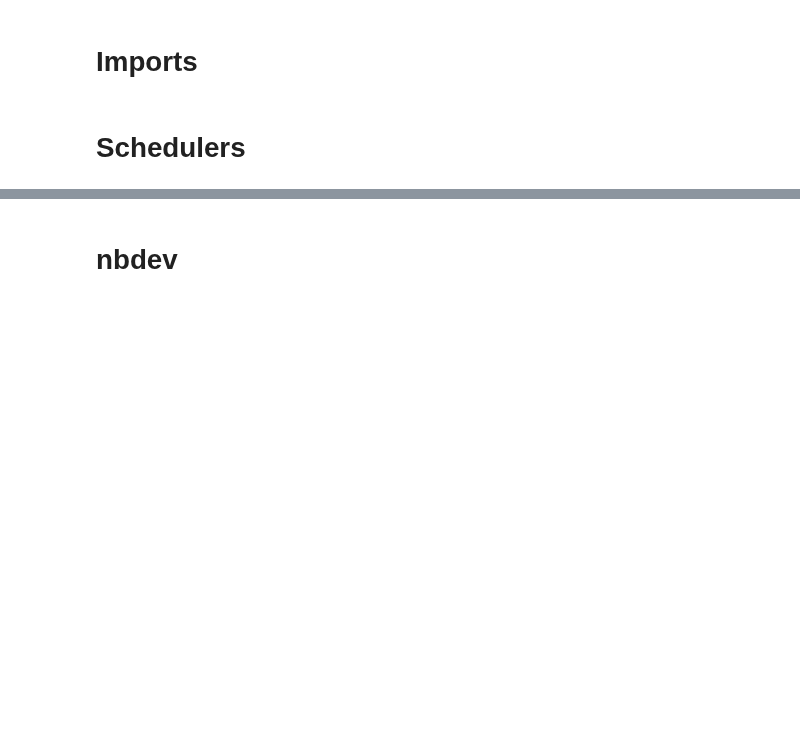
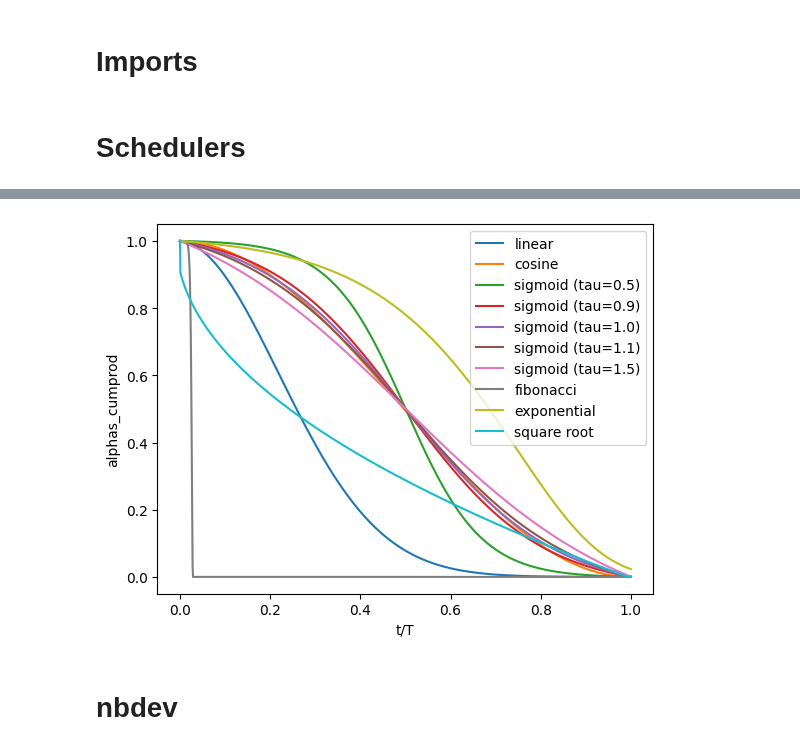
Before and after one commit to arjunagarwal899/vision_architectures, a Jupyter notebook: nbs/schedulers/noise.ipynb, the cells around one changed output, grey strips where cells are left out. Drawn from its saved outputs; the diff is of its cells as text; code cells hidden in the pictures; blank space fills up the shorter version.

Commit message:
added all diffusion noise schedulers

```diff
--- a/nbs/schedulers/noise.ipynb
+++ b/nbs/schedulers/noise.ipynb
@@ -66,0 +122,9 @@ assert torch.allclose(x0, x0_hat)
+# %%
+# | export
+
+
+class LinearNoiseScheduler(NoiseScheduler):
+    # https://arxiv.org/pdf/2006.11239
+    def __init__(self, T: int, min_beta: float = 0.0001, max_beta: float = 0.02):
+        betas = torch.linspace(min_beta, max_beta, T)
+        super().__init__(betas)
@@ -66,0 +250,12 @@ assert torch.allclose(x0, x0_hat)
+# %%
+# | export
+
+
+class SquareRootNoiseScheduler(NoiseScheduler):
+    # https://arxiv.org/pdf/2205.14217
+    def __init__(self, T: int, s: float = 0.008, min_alphas_cumprod: float = 1e-9):
+        self.s = s
+
+        alphas_cumprod = 1 - torch.sqrt(torch.arange(T) / T + s)
+        alphas_cumprod.clamp_(min=min_alphas_cumprod)
+        super().__init__(alphas_cumprod=alphas_cumprod)
@@ -66,0 +273,25 @@ assert torch.allclose(x0, x0_hat)
+# %%
+# This library has not been included in requirements.txt as it is just being used for testing
+from matplotlib import pyplot as plt
+
+T = 1000
+alphas_cumprods = {
+    "linear": LinearNoiseScheduler(T).alphas_cumprod,
+    "cosine": CosineNoiseScheduler(T).alphas_cumprod,
+    "sigmoid (tau=0.5)": SigmoidNoiseScheduler(T, 0.5).alphas_cumprod,
+    "sigmoid (tau=0.9)": SigmoidNoiseScheduler(T, 0.9).alphas_cumprod,
+    "sigmoid (tau=1.0)": SigmoidNoiseScheduler(T).alphas_cumprod,
+    "sigmoid (tau=1.1)": SigmoidNoiseScheduler(T, 1.1).alphas_cumprod,
+    "sigmoid (tau=1.5)": SigmoidNoiseScheduler(T, 1.5).alphas_cumprod,
+    "fibonacci": FibonacciNoiseScheduler(T).alphas_cumprod,
+    "exponential": ExponentialNoiseScheduler(T).alphas_cumprod,
+    "square root": SquareRootNoiseScheduler(T).alphas_cumprod,
+}
+
+for key, value in alphas_cumprods.items():
+    plt.plot(torch.linspace(0, 1, T), value, label=key)
+plt.xlabel("t/T")
+plt.ylabel("alphas_cumprod")
+plt.legend()
+plt.show()
+# %% [output]
@@ -67,3 +300,4 @@ assert torch.allclose(x0, x0_hat)
+[figure, added]
 # %% [markdown]
 # nbdev
 # %%
```
Also changed, not shown: parts of 16 cells of this notebook, 2 other files.
